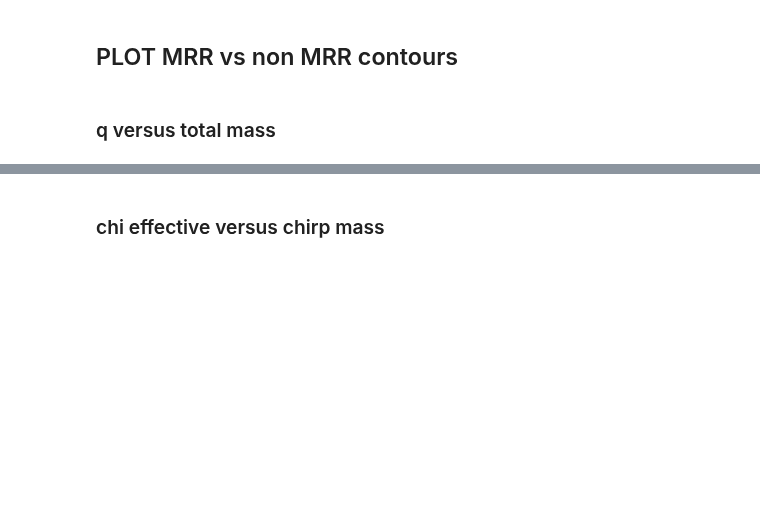
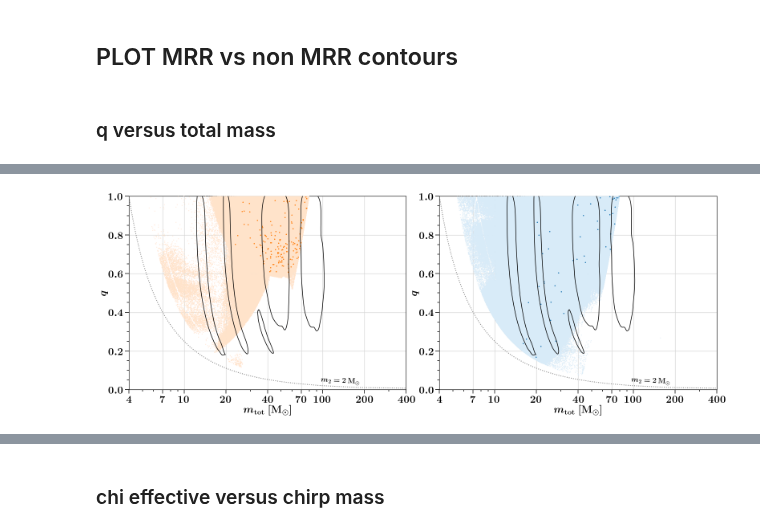
Before and after one commit to FloorBroekgaarden/MRR_Project, a Jupyter notebook: Figure_6_Discussion_Mtot_vs_q/Make_2D_scatter_Distributions.ipynb, the cells around one changed output, grey strips where cells are left out. Saved outputs shown, nothing was run; the diff lists cells and outputs as text; code cells hidden in the pictures; blank space fills up the shorter version.

Commit message:
update discussion figures

```diff
--- a/Figure_6_Discussion_Mtot_vs_q/Make_2D_scatter_Distributions.ipynb
+++ b/Figure_6_Discussion_Mtot_vs_q/Make_2D_scatter_Distributions.ipynb
@@ -492,3 +413,76 @@ def plot_Fig_GWTC(axe, xparam='chiEff', BPSmodelName='A', mssfr='112', which='al
 ## PLOT MRR vs non MRR contours
 # %% [markdown]
 ### q versus total mass
+# %%
+
+
+spin_threshold=0.05
+xparam='Mtot_vs_q'
+GWlist = ['GW150914', 'GW151012', 'GW151226', 'GW170104', 'GW170608', 'GW170729', 'GW170809', \
+                    'GW170814', 'GW170818', 'GW170823', 'GW190408_181802', 'GW190412', 'GW190413_052954',\
+                    'GW190413_134308', 'GW190421_213856', 'GW190424_180648', 'GW190503_185404', 'GW190512_180714', \
+                    'GW190513_205428', 'GW190514_065416', 'GW190517_055101', 'GW190519_153544', 'GW190521', \
+                    'GW190521_074359', 'GW190527_092055', 'GW190602_175927', 'GW190620_030421', 'GW190630_185205', \
+                    'GW190701_203306', 'GW190706_222641', 'GW190707_093326', 'GW190708_232457', 'GW190719_215514',\
+                    'GW190720_000836', 'GW190727_060333', 'GW190728_064510', 'GW190731_140936', 'GW190803_022701',\
+                    'GW190814', 'GW190828_063405', 'GW190828_065509', 'GW190910_112807', 'GW190915_235702', \
+                    'GW190924_021846', 'GW190929_012149', 'GW190930_133541', 'GW191103_012549', 'GW191105_143521',\
+                    'GW191109_010717', 'GW191113_071753', 'GW191126_115259', 'GW191127_050227', 'GW191129_134029', \
+                    'GW191204_110529', 'GW191204_171526', 'GW191215_223052', 'GW191216_213338', 'GW191222_033537', \
+                    'GW191230_180458', 'GW200112_155838', 'GW200128_022011', 'GW200129_065458', 'GW200202_154313', \
+                    'GW200208_130117', 'GW200208_222617', 'GW200209_085452', 'GW200210_092254', 'GW200216_220804', \
+                    'GW200219_094415', 'GW200220_061928', 'GW200220_124850', 'GW200224_222234', 'GW200225_060421',\
+                    'GW200302_015811', 'GW200306_093714', 'GW200308_173609', 'GW200311_115853', 'GW200316_215756', 'GW200322_091133']
+GWlist = ['GW191204_110529']
+
+GWhighlight_MRR = ['GW190513_205428', 'GW191204_110529', 'GW191215_223052', 'GW200306_093714']
+GWhighlight_nonMRR = ['GW190924_021846', 'GW191129_134029','GW200202_154313' ]
+GWhighlight_MRR = [ 'GW191204_110529']
+GWhighlight_nonMRR = ['GW190924_021846' ]
+GWhighlight =  [r'GW151226', r'GW170729', r'GW190412', 'GW191204_110529', 'GW190924_021846']
+
+
+fs_l = 20 # label fontsize
+fig, axe = plt.subplots(1,2, figsize=(22,8))
+mssfr = '112' # mssfr that matches LIGO observed rates.
+
+nameX = r'$m_{\rm{tot}} \ [\rm{M}_{\odot}]$'
+nameY = r'$q$'
+
+
+
+# for model in ['A', 'B', 'C', 'D', 'E', 'F', 'G', 'H', 'I', 'J', 'K', 'L', 'M', 'N', 'O', 'P', 'Q', 'R', 'S', 'T']:
+for model in ['A']:
+    print('now at model %s'%model)
+
+    which='allMRR'
+    _ = plot_Fig_GWTC(axe=axe[0], xparam=xparam, BPSmodelName=model, mssfr=mssfr, which=which)
+
+    which='allNonMRR'
+    _ = plot_Fig_GWTC(axe=axe[1], xparam=xparam, BPSmodelName=model, mssfr=mssfr, which=which)
+
+
+
+
+for ax_ind, which in enumerate(['allMRR', 'allNonMRR']):
+
+
+    plot_GW_contours_all(axe=axe[ax_ind], xparam=xparam, GW_highlight=GWhighlight)
+    plot_3Msun_lines(axes=axe[ax_ind], xlim=[2,400])
+
+    make_up_axes(axes=axe[ax_ind], logY=False)
+
+    plot_x_ticks(axe=axe[ax_ind], xlim=[4,400], ylim=[-1,1], ytick_loc=[-1, -0.8, -0.6, -0.4, -0.2, 0.0, 0.2, 0.4, 0.6, 0.8, 1.0]) # has to go after make_up_axes
+
+    axe[ax_ind].set_ylim(0, 1)
+    axe[ax_ind].set_xlim(4, 400)
+    axe[ax_ind] = layoutAxes(axe[ax_ind], nameX=nameX, nameY=nameY, setMinor=False, labelpad=1, fontsize=fs_l+6)
+
+
+plt.tight_layout()
+plt.subplots_adjust(wspace=0.12, hspace=0)#2)
+
+
+# plt.savefig('./Mtot_vs_q_all_models_all_points'+ which + '.png', transparent=False, bbox_inches="tight", dpi=300)
+plt.show()
+# %% [output]
@@ -494,0 +502 @@ def plot_Fig_GWTC(axe, xparam='chiEff', BPSmodelName='A', mssfr='112', which='al
+[figure, added]
```
Also changed, not shown: parts of 11 cells of this notebook, 11 other files.
